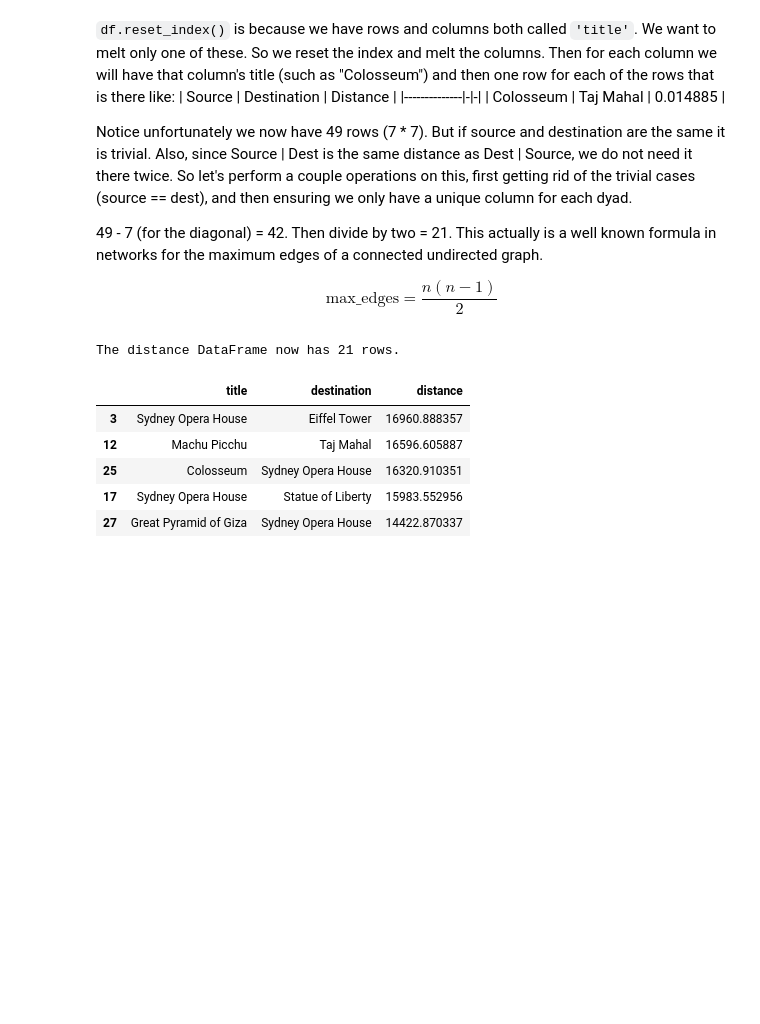
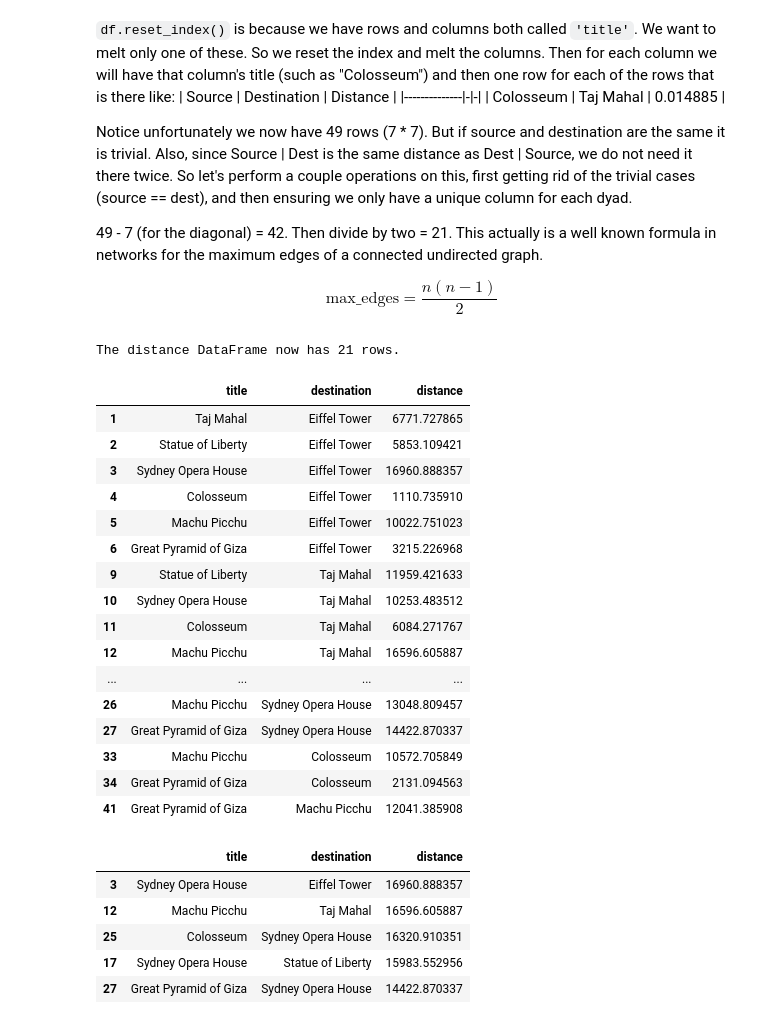
Before and after one commit to wzc0331/oii-fsds-spatial-distance, a Jupyter notebook: week3d1_vw_spatial_distance.ipynb, the cells around one changed output. Drawn from its saved outputs; the diff is of its cells as text; code cells hidden in the pictures; blank space fills up the shorter version.

```diff
--- a/week3d1_vw_spatial_distance.ipynb
+++ b/week3d1_vw_spatial_distance.ipynb
@@ -378,6 +370,26 @@ long_df = long_df.drop_duplicates(subset='pair').drop(columns='pair')
 print(f"The distance DataFrame now has {len(long_df)} rows.")
 # %% [output]
 The distance DataFrame now has 21 rows.
+# %%
+display(long_df)
+# %% [output]
+|  | title | destination | distance |
+| 1 | Taj Mahal | Eiffel Tower | 6771.727865 |
+| 2 | Statue of Liberty | Eiffel Tower | 5853.109421 |
+| 3 | Sydney Opera House | Eiffel Tower | 16960.888357 |
+| 4 | Colosseum | Eiffel Tower | 1110.735910 |
+| 5 | Machu Picchu | Eiffel Tower | 10022.751023 |
+| 6 | Great Pyramid of Giza | Eiffel Tower | 3215.226968 |
+| 9 | Statue of Liberty | Taj Mahal | 11959.421633 |
+| 10 | Sydney Opera House | Taj Mahal | 10253.483512 |
+| 11 | Colosseum | Taj Mahal | 6084.271767 |
+| 12 | Machu Picchu | Taj Mahal | 16596.605887 |
+| ... | ... | ... | ... |
+| 26 | Machu Picchu | Sydney Opera House | 13048.809457 |
+| 27 | Great Pyramid of Giza | Sydney Opera House | 14422.870337 |
+| 33 | Machu Picchu | Colosseum | 10572.705849 |
+| 34 | Great Pyramid of Giza | Colosseum | 2131.094563 |
+| 41 | Great Pyramid of Giza | Machu Picchu | 12041.385908 |
 # %%
 # Wrapping this up in a function
 
```
Also changed, not shown: parts of 4 cells of this notebook, 2 other files.
